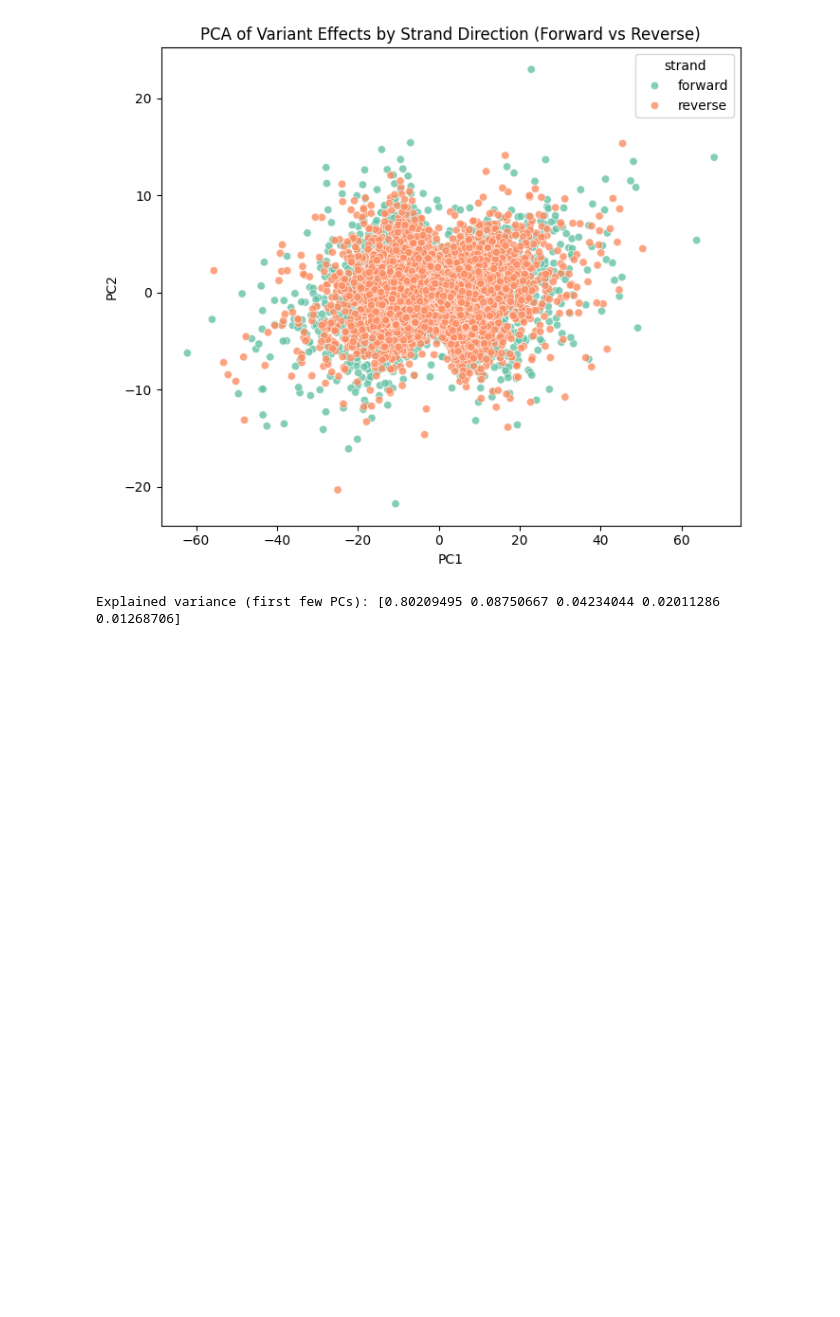
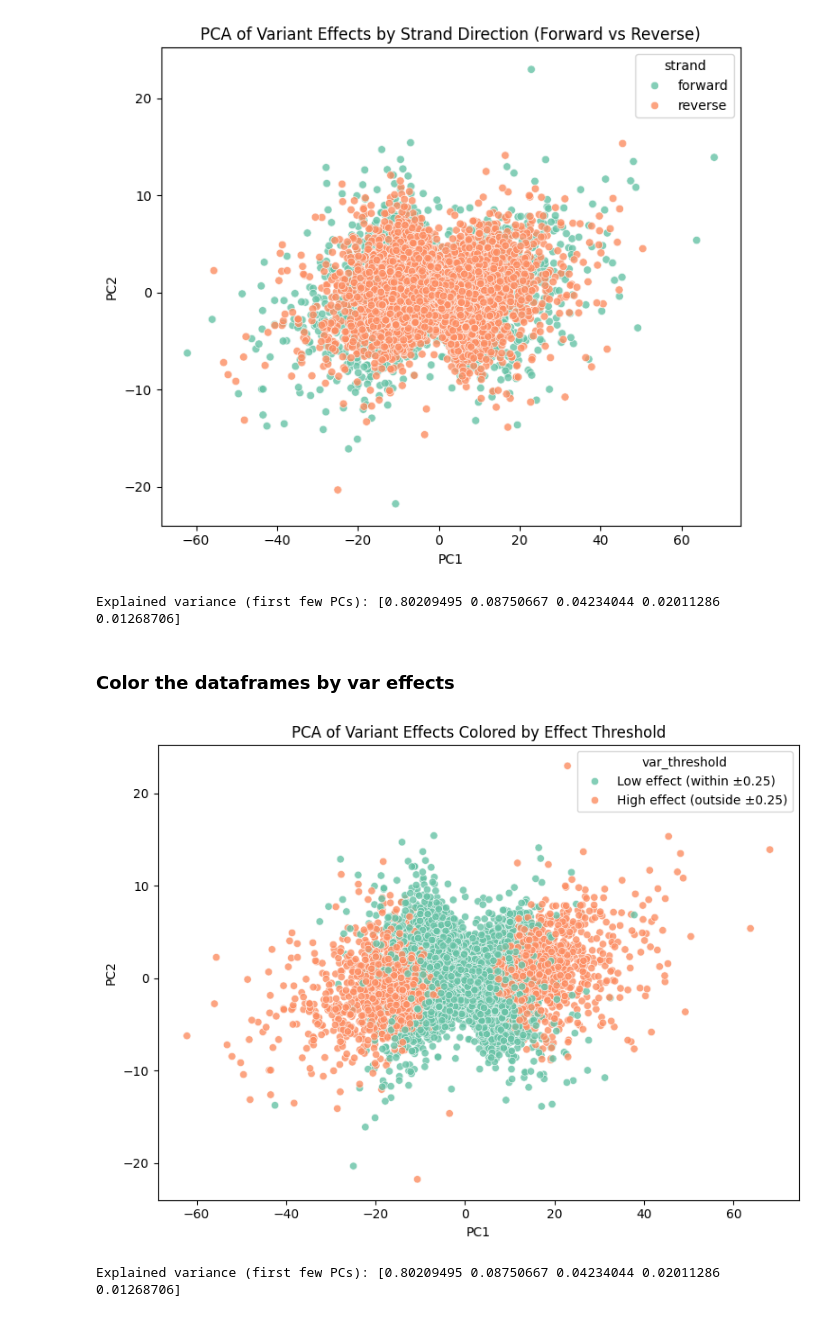
Before and after one commit to de-Boer-Lab/position-mpra, a Jupyter notebook: src/cluster_variant_effects/cluster.ipynb, the cells around one changed output. Saved outputs shown, nothing was run; the diff lists cells and outputs as text; code cells hidden in the pictures; blank space fills up the shorter version.

```diff
--- a/src/cluster_variant_effects/cluster.ipynb
+++ b/src/cluster_variant_effects/cluster.ipynb
@@ -66,3 +66,48 @@ print("Explained variance (first few PCs):", pca.explained_variance_ratio_[:5])
 # %% [output]
 [figure]
 Explained variance (first few PCs): [0.80209495 0.08750667 0.04234044 0.02011286 0.01268706]
+# %% [markdown]
+### Color the dataframes by var effects
+# %%
+# Identify offset columns again (just to be safe)
+offset_cols = [col for col in combined.columns if col.startswith("offset_")]
+
+# Add threshold column: check if *all* variant effects are within [-0.25, 0.25]
+combined["var_threshold"] = combined[offset_cols].apply(
+    lambda row: "Low effect (within ±0.25)" if row.abs().le(0.25).any() else "High effect (outside ±0.25)",
+    axis=1
+)
+# %%
+from sklearn.decomposition import PCA
+from sklearn.preprocessing import StandardScaler
+
+X = combined[offset_cols].values
+X_std = StandardScaler().fit_transform(X)
+
+pca = PCA()
+X_pca = pca.fit_transform(X_std)
+
+for i in range(X_pca.shape[1]):
+    combined[f"PC{i+1}"] = X_pca[:, i]
+
+import seaborn as sns
+import matplotlib.pyplot as plt
+
+plt.figure(figsize=(8, 6))
+sns.scatterplot(
+    data=combined,
+    x="PC1",
+    y="PC2",
+    hue="var_threshold",
+    palette={"Low effect (within ±0.25)": "#66c2a5", "High effect (outside ±0.25)": "#fc8d62"},
+    alpha=0.8
+)
+plt.title("PCA of Variant Effects Colored by Effect Threshold")
+plt.tight_layout()
+plt.savefig("/scratch/st-cdeboer-1/sambina/position_mpra/outputs/cluster/PCA_var_effect_threshold.svg", format="svg")
+plt.show()
+
+print("Explained variance (first few PCs):", pca.explained_variance_ratio_[:5])
+# %% [output]
+[figure, added]
+Explained variance (first few PCs): [0.80209495 0.08750667 0.04234044 0.02011286 0.01268706]
```
